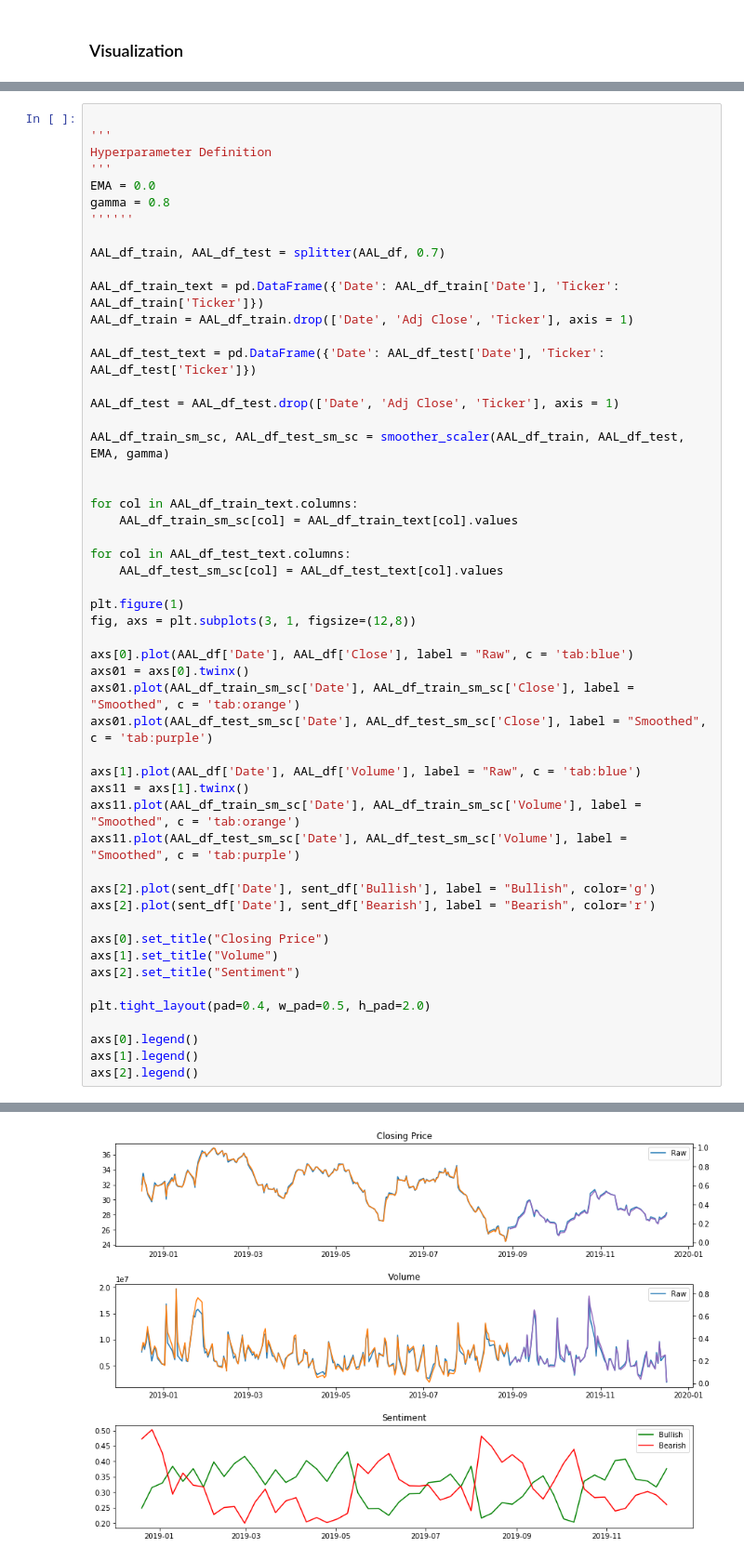
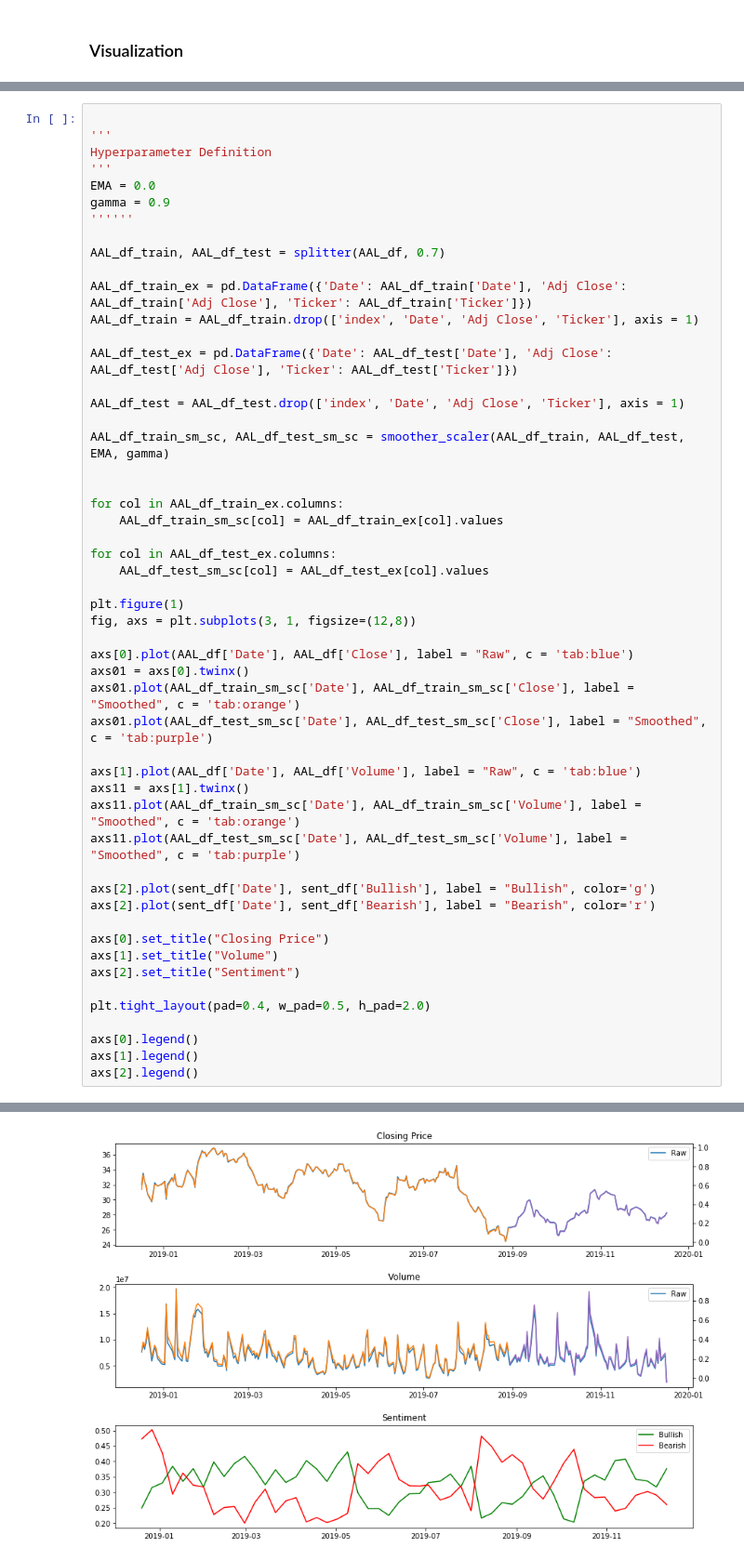
Before and after one commit to jmclark/Trading_Notebooks, a Jupyter notebook: Forecasting_Exp_1.ipynb, the cells around one changed output, grey strips where cells are left out. Shown: that part at 93% size. Drawn from its saved outputs; the diff is of its cells as text.

```diff
--- a/Forecasting_Exp_1.ipynb
+++ b/Forecasting_Exp_1.ipynb
@@ -364,26 +425,26 @@ sent_df.reset_index(inplace=True,drop=False)
 Hyperparameter Definition
 '''
 EMA = 0.0
-gamma = 0.8
+gamma = 0.9
 ''''''
 
 AAL_df_train, AAL_df_test = splitter(AAL_df, 0.7)
 
-AAL_df_train_text = pd.DataFrame({'Date': AAL_df_train['Date'], 'Ticker': AAL_df_train['Ticker']})
-AAL_df_train = AAL_df_train.drop(['Date', 'Adj Close', 'Ticker'], axis = 1)
+AAL_df_train_ex = pd.DataFrame({'Date': AAL_df_train['Date'], 'Adj Close': AAL_df_train['Adj Close'], 'Ticker': AAL_df_train['Ticker']})
+AAL_df_train = AAL_df_train.drop(['index', 'Date', 'Adj Close', 'Ticker'], axis = 1)
 
-AAL_df_test_text = pd.DataFrame({'Date': AAL_df_test['Date'], 'Ticker': AAL_df_test['Ticker']})
+AAL_df_test_ex = pd.DataFrame({'Date': AAL_df_test['Date'], 'Adj Close': AAL_df_test['Adj Close'], 'Ticker': AAL_df_test['Ticker']})
 
-AAL_df_test = AAL_df_test.drop(['Date', 'Adj Close', 'Ticker'], axis = 1)
+AAL_df_test = AAL_df_test.drop(['index', 'Date', 'Adj Close', 'Ticker'], axis = 1)
 
 AAL_df_train_sm_sc, AAL_df_test_sm_sc = smoother_scaler(AAL_df_train, AAL_df_test, EMA, gamma)
 
 
-for col in AAL_df_train_text.columns:
-    AAL_df_train_sm_sc[col] = AAL_df_train_text[col].values
+for col in AAL_df_train_ex.columns:
+    AAL_df_train_sm_sc[col] = AAL_df_train_ex[col].values
 
-for col in AAL_df_test_text.columns:
-    AAL_df_test_sm_sc[col] = AAL_df_test_text[col].values
+for col in AAL_df_test_ex.columns:
+    AAL_df_test_sm_sc[col] = AAL_df_test_ex[col].values
 
 plt.figure(1)
 fig, axs = plt.subplots(3, 1, figsize=(12,8))
@@ -416,2 +482,2 @@ axs[2].legend()
-[figure, old version]
+[figure, new version]
 # %% [markdown]
```
Also changed, not shown: parts of 14 cells of this notebook.
